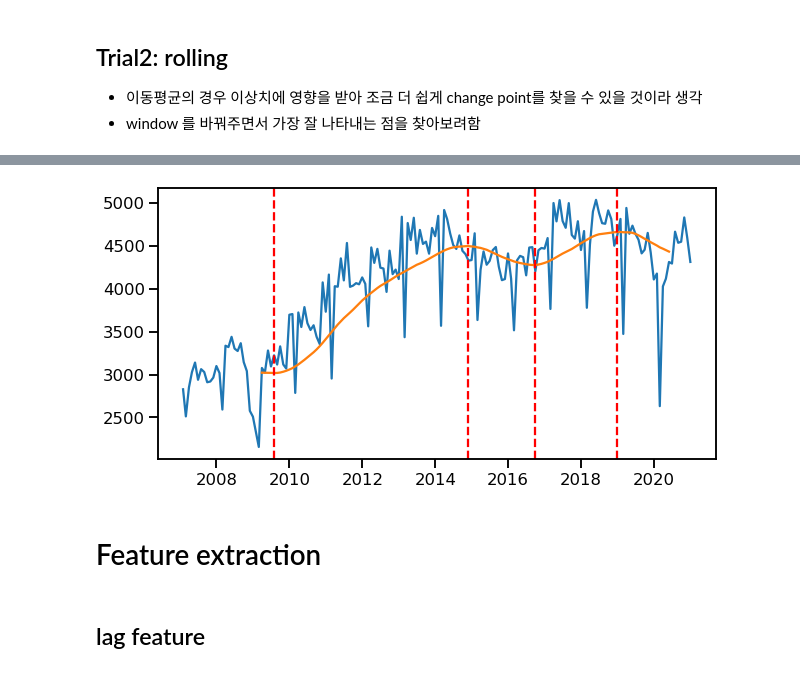
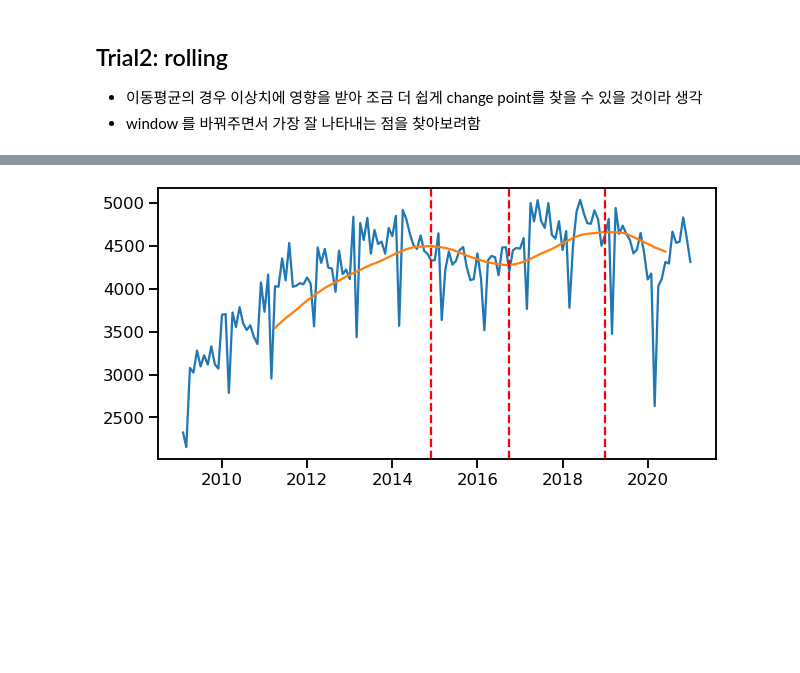
Before and after one commit to 21ckwj/project, a Jupyter notebook: project_container_freight_prediction/2. 데이터분석 및 예측.ipynb, the cells around one changed output, grey strips where cells are left out. Saved outputs shown, nothing was run; the diff lists cells and outputs as text; code cells hidden in the pictures; blank space fills up the shorter version.

```diff
--- a/project_container_freight_prediction/2. 데이터분석 및 예측.ipynb
+++ b/project_container_freight_prediction/2. 데이터분석 및 예측.ipynb
@@ -310,15 +470,15 @@ ax.plot(df_.index, df_['lowess'],label='lowess_trend')
 # %%
 # frac 0.2 일때
-frac = 0.2
+frac = 0.25
 res = lowess(
         endog=y,
         exog=x,
         frac = frac,
         it=3)
-df_['lowess'] = res[:,1]
+df_train['lowess'] = res[:,1]
 
 fig,ax = plt.subplots(figsize=(10,5))
-ax.plot(df_.index, df_['cargo'], label='cargo')
-ax.plot(df_.index, df_['lowess'],label='lowess_trend')
+ax.plot(df_train.index, df_train['cargo'], label='cargo')
+ax.plot(df_train.index, df_train['lowess'],label='lowess_trend')
 # %% [output]
 [<matplotlib.lines.Line2D at 0x...>]
@@ -326,8 +486,8 @@ ax.plot(df_.index, df_['lowess'],label='lowess_trend')
 # %%
 from scipy.signal import argrelextrema
-local_max_points = argrelextrema(np.array(df_['lowess']), np.greater)[0]
+local_max_points = argrelextrema(np.array(df_train['lowess']), np.greater)[0]
 print(f"local_max points: {local_max_points}")
 
-local_min_points = argrelextrema(np.array(df_['lowess']), np.less)[0]
+local_min_points = argrelextrema(np.array(df_train['lowess']), np.less)[0]
 print(f"local_min points: {local_min_points}")
 # %% [output]
@@ -337,11 +497,11 @@ local_min points: [106]
 change_points = np.concatenate([local_max_points,local_min_points])
 # %%
 fig,ax = plt.subplots(figsize=(10,5))
-ax.plot(df_.index, df_['cargo'], label='cargo')
-ax.plot(df_.index, df_['lowess'],label='lowess_trend')
+ax.plot(df_train.index, df_train['cargo'], label='cargo')
+ax.plot(df_train.index, df_train['lowess'],label='lowess_trend')
 
 for points in change_points:
-    ax.axvline(x= df_.index[points], ls='--', color="r")
-    c_date = df_.index[points]
+    ax.axvline(x= df_train.index[points], ls='--', color="r")
+    c_date = df_train.index[points]
     print(f"Change points: {c_date}")
 # %% [output]
@@ -374,10 +528,10 @@ ax.legend()
 # %%
 window = 15
-df_rolling = df_.rolling(window=window,center=True).mean()
+df_rolling = df_train.rolling(window=window,center=True).mean()
 
 fig,ax = plt.subplots(figsize=(10,5))
 
-ax.plot(df_.index, df_['cargo'], label='cargo',color='lightgray')
+ax.plot(df_train.index, df_train['cargo'], label='cargo',color='lightgray')
 ax.plot(df_rolling.index, df_rolling['cargo'], label=f'rolling_{window}')
 ax.legend()
 # %% [output]
@@ -419,12 +573,12 @@ local_min points: [ 30 116]
 # %%
 change_points = np.concatenate([local_max_points,local_min_points])
 fig,ax = plt.subplots(figsize=(10,5))
-ax.plot(df_.index, df_['cargo'], label='cargo')
+ax.plot(df_train.index, df_train['cargo'], label='cargo')
 ax.plot(df_rolling2.index, df_rolling2,label='lowess_trend')
 
 for points in change_points:
-    ax.axvline(x= df_.index[points], ls='--', color="r")
-    c_date = df_.index[points]
+    ax.axvline(x= df_train.index[points], ls='--', color="r")
+    c_date = df_train.index[points]
     print(f"Change points: {c_date}")
 # %% [output]
 Change points: 2014-11-30 00:00:00
@@ -433,6 +586,2 @@ Change points: 2009-07-31 00:00:00
 Change points: 2016-09-30 00:00:00
-[figure, old version]
+[figure, new version]
-# %% [markdown]
-# Feature extraction
-# %% [markdown]
-## lag feature
```
Also changed, not shown: parts of 67 cells of this notebook.
